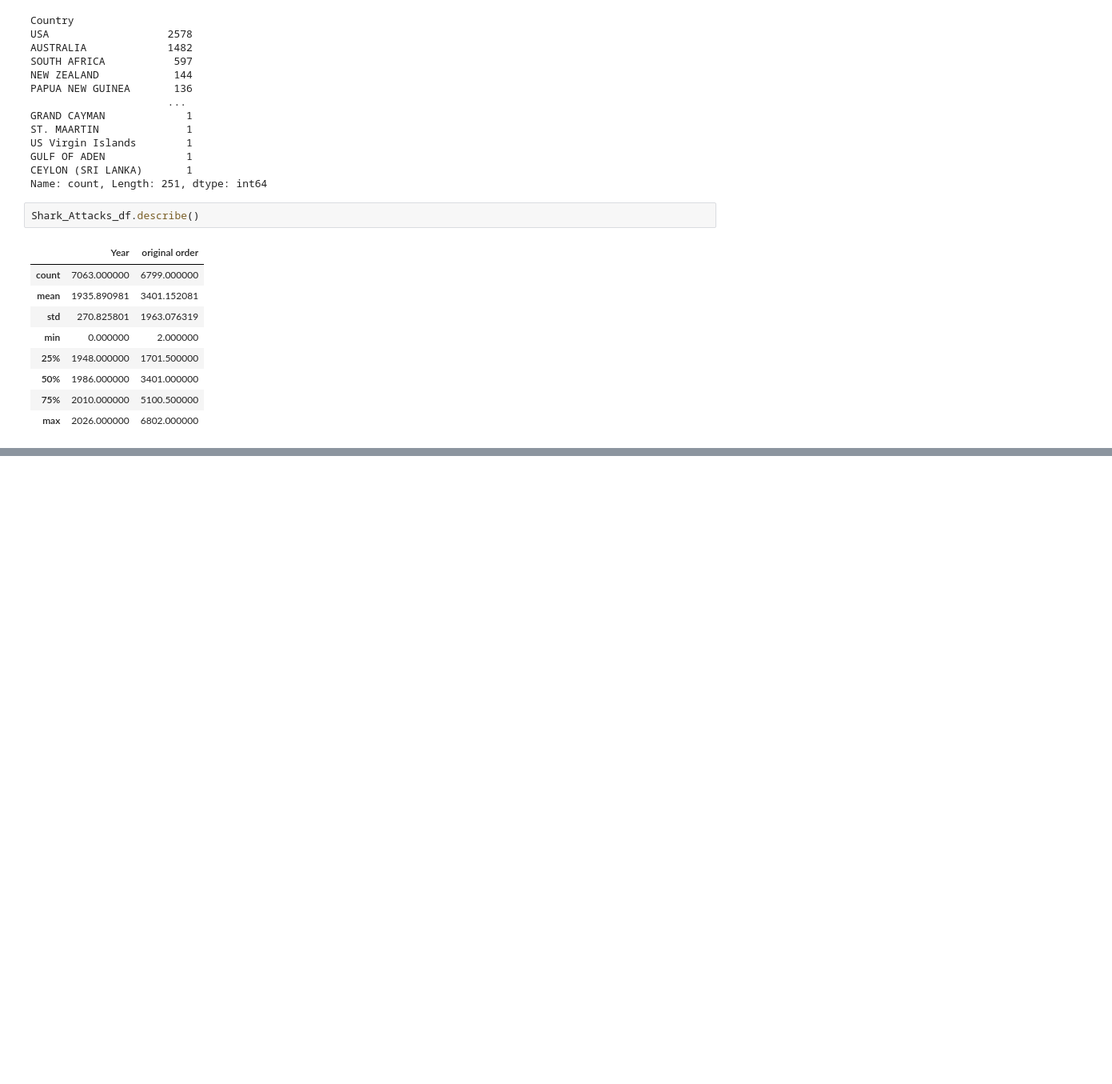
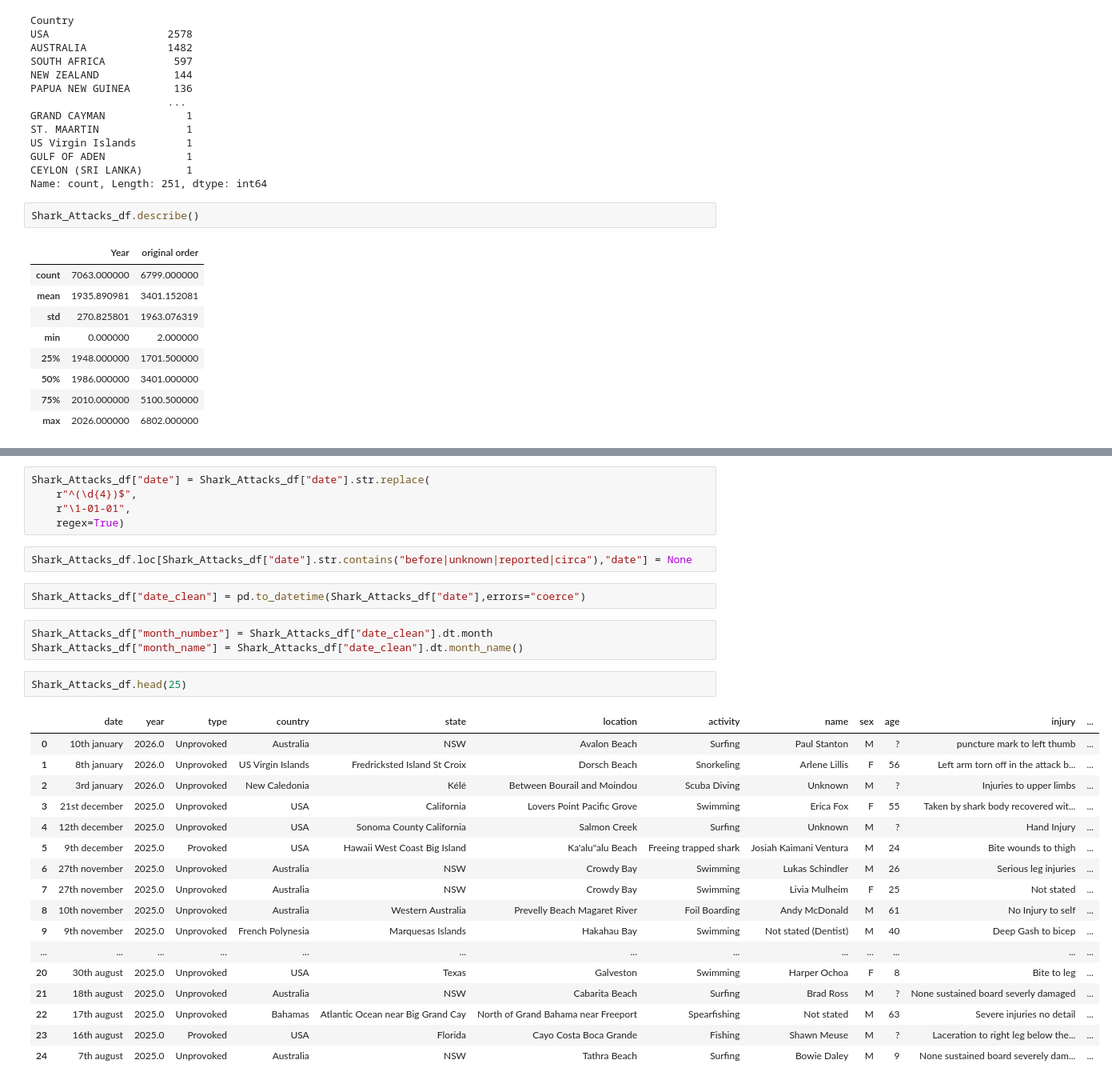
Before and after one commit to eliomartinezcastano-stack/Semana2_Shark_Attacks, a Jupyter notebook: Semana_2_Shark_Attacks.ipynb, the cells around one changed output, grey strips where cells are left out. Shown at 80% size. Cells and saved outputs as stored; diff of their text form; blank space fills up the shorter version.

```diff
--- a/Semana_2_Shark_Attacks.ipynb
+++ b/Semana_2_Shark_Attacks.ipynb
@@ -143,0 +195,32 @@ Shark_Attacks_df.describe()
+# %%
+Shark_Attacks_df["date"] = Shark_Attacks_df["date"].str.replace(
+    r"^(\d{4})$",
+    r"\1-01-01",
+    regex=True)
+# %%
+Shark_Attacks_df.loc[Shark_Attacks_df["date"].str.contains("before|unknown|reported|circa"),"date"] = None
+# %%
+Shark_Attacks_df["date_clean"] = pd.to_datetime(Shark_Attacks_df["date"],errors="coerce")
+# %%
+Shark_Attacks_df["month_number"] = Shark_Attacks_df["date_clean"].dt.month
+Shark_Attacks_df["month_name"] = Shark_Attacks_df["date_clean"].dt.month_name()
+# %%
+Shark_Attacks_df.head(25)
+# %% [output]
+|  | date | year | type | country | state | location | activity | name | sex | age | injury | ... |
+| 0 | 10th january | 2026.0 | Unprovoked | Australia | NSW | Avalon Beach | Surfing | Paul Stanton | M | ? | puncture mark to left thumb | ... |
+| 1 | 8th january | 2026.0 | Unprovoked | US Virgin Islands | Fredricksted Island St Croix | Dorsch Beach | Snorkeling | Arlene Lillis | F | 56 | Left arm torn off in the attack b... | ... |
+| 2 | 3rd january | 2026.0 | Unprovoked | New Caledonia | Kélé | Between Bourail and Moindou | Scuba Diving | Unknown | M | ? | Injuries to upper limbs | ... |
+| 3 | 21st december | 2025.0 | Unprovoked | USA | California | Lovers Point Pacific Grove | Swimming | Erica Fox | F | 55 | Taken by shark body recovered wit... | ... |
+| 4 | 12th december | 2025.0 | Unprovoked | USA | Sonoma County California | Salmon Creek | Surfing | Unknown | M | ? | Hand Injury | ... |
+| 5 | 9th december | 2025.0 | Provoked | USA | Hawaii West Coast Big Island | Ka'alu"alu Beach | Freeing trapped shark | Josiah Kaimani Ventura | M | 24 | Bite wounds to thigh | ... |
+| 6 | 27th november | 2025.0 | Unprovoked | Australia | NSW | Crowdy Bay | Swimming | Lukas Schindler | M | 26 | Serious leg injuries | ... |
+| 7 | 27th november | 2025.0 | Unprovoked | Australia | NSW | Crowdy Bay | Swimming | Livia Mulheim | F | 25 | Not stated | ... |
+| 8 | 10th november | 2025.0 | Unprovoked | Australia | Western Australia | Prevelly Beach Magaret River | Foil Boarding | Andy McDonald | M | 61 | No Injury to self | ... |
+| 9 | 9th november | 2025.0 | Unprovoked | French Polynesia | Marquesas Islands | Hakahau Bay | Swimming | Not stated (Dentist) | M | 40 | Deep Gash to bicep | ... |
+| ... | ... | ... | ... | ... | ... | ... | ... | ... | ... | ... | ... | ... |
+| 20 | 30th august | 2025.0 | Unprovoked | USA | Texas | Galveston | Swimming | Harper Ochoa | F | 8 | Bite to leg | ... |
+| 21 | 18th august | 2025.0 | Unprovoked | Australia | NSW | Cabarita Beach | Surfing | Brad Ross | M | ? | None sustained board severly damaged | ... |
+| 22 | 17th august | 2025.0 | Unprovoked | Bahamas | Atlantic Ocean near Big Grand Cay | North of Grand Bahama near Freeport | Spearfishing | Not stated | M | 63 | Severe injuries no detail | ... |
+| 23 | 16th august | 2025.0 | Provoked | USA | Florida | Cayo Costa Boca Grande | Fishing | Shawn Meuse | M | ? | Laceration to right leg below the... | ... |
+| 24 | 7th august | 2025.0 | Unprovoked | Australia | NSW | Tathra Beach | Surfing | Bowie Daley | M | 9 | None sustained board severely dam... | ... |
```
Also changed, not shown: parts of 8 cells of this notebook.
